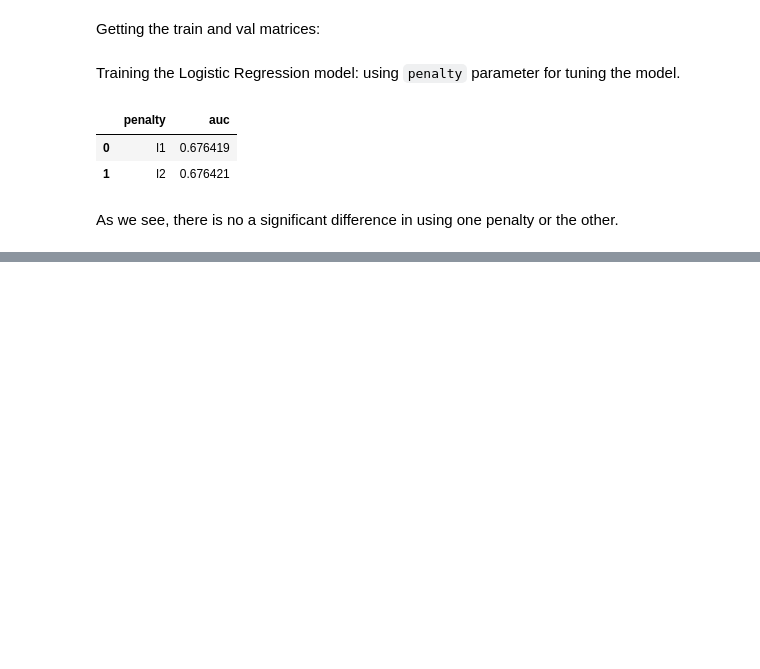
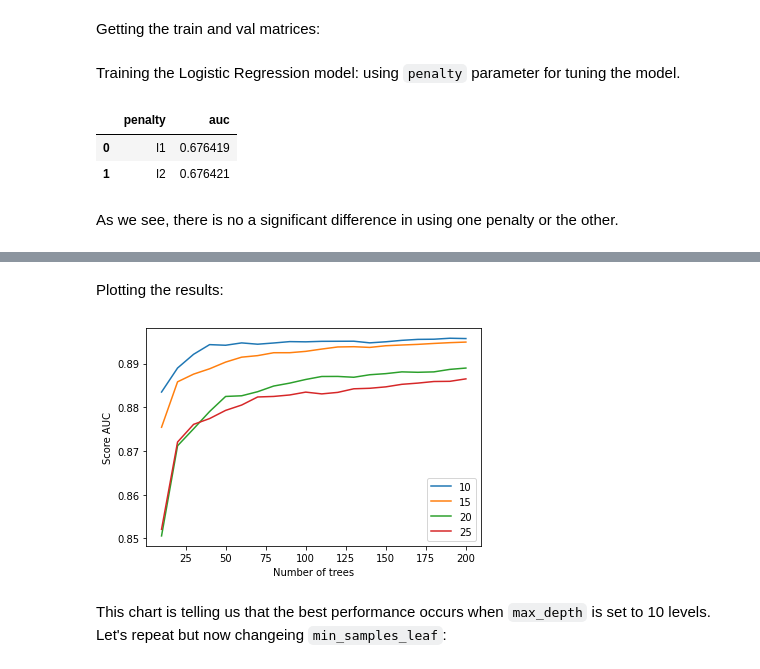
Before and after one commit to anferben/bank_marketing, a Jupyter notebook: bank-marketing.ipynb, the cells around one changed output, grey strips where cells are left out. Saved outputs shown, nothing was run; the diff lists cells and outputs as text; code cells hidden in the pictures; blank space fills up the shorter version.

```diff
--- a/bank-marketing.ipynb
+++ b/bank-marketing.ipynb
@@ -293,0 +294,13 @@ Training a Random Forest model, using max_depth and
+# %%
+scores = []
+
+for depth in [10, 15, 20, 25]:
+    for n in range(10, 201, 10):
+        rf = RandomForestClassifier(n_estimators=n, max_depth=depth, random_state=7)
+        rf.fit(X_train, y_train)
+
+        y_pred = rf.predict_proba(X_val)[:, 1]
+        score = roc_auc_score(y_val, y_pred)
+        scores.append((depth, n, score))
+
+df_rf = pd.DataFrame(scores, columns=['max_depth', 'n_estimators', 'auc'])
@@ -293,0 +316,18 @@ Training a Random Forest model, using max_depth and
+# %% [markdown]
+Plotting the results:
+# %%
+depths = [10, 15, 20, 25]
+
+for depth in depths:
+    df_subset = df_rf[df_rf['max_depth'] == depth]
+
+    plt.plot(df_subset['n_estimators'], df_subset['auc'], label=depth)
+
+plt.xlabel('Number of trees')
+plt.ylabel('Score AUC')
+plt.legend()
+plt.show()
+# %% [output]
+[figure, added]
+# %% [markdown]
+This chart is telling us that the best performance occurs when `max_depth` is set to 10 levels. Let's repeat but now changeing `min_samples_leaf`:
```
Also changed, not shown: parts of 24 cells of this notebook.
